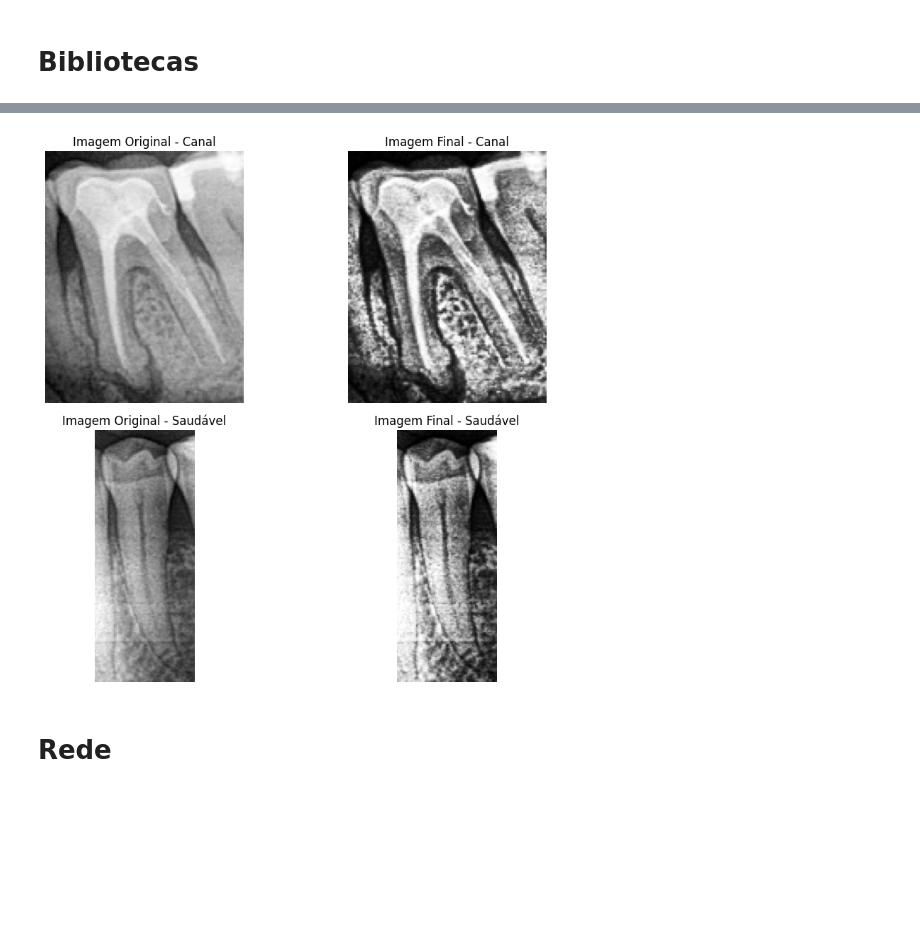
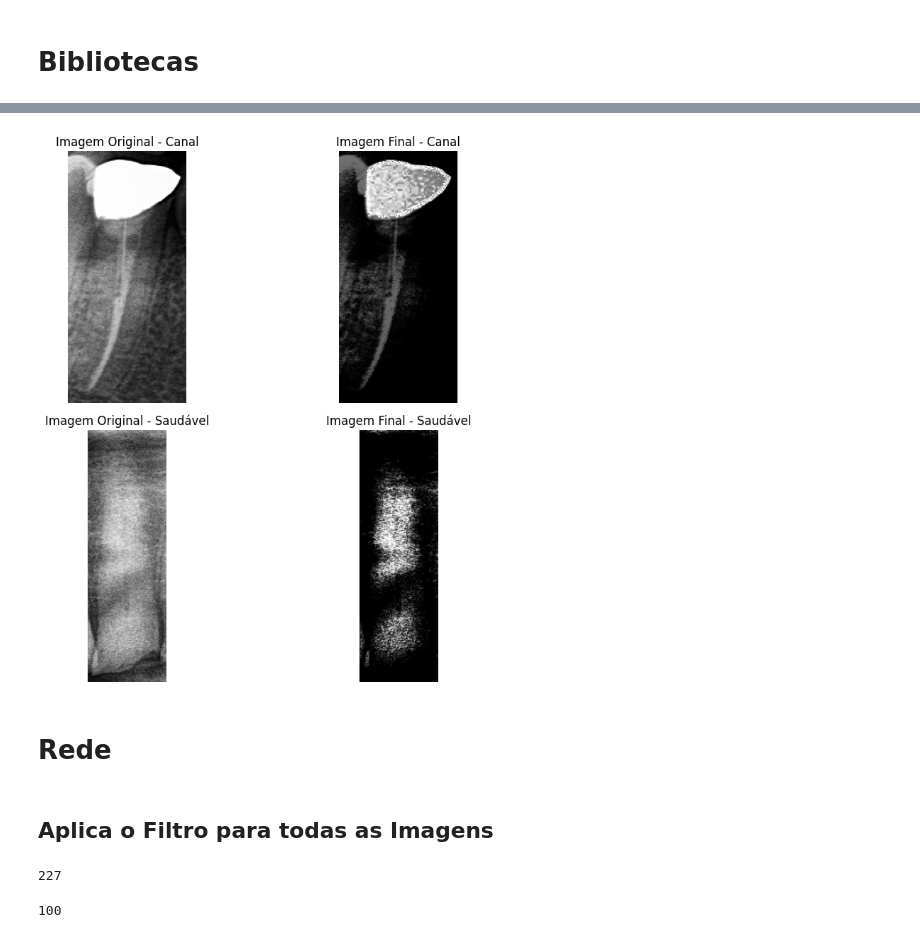
Before and after one commit to VitorZ-Pamplona/Projeto-PDI-Arcada-Dentaria, a Jupyter notebook: Projeto_AD_PDI.ipynb, the cells around one changed output, grey strips where cells are left out. Cells and saved outputs as stored; diff of their text form; code cells hidden in the pictures; blank space fills up the shorter version.

```diff
--- a/Projeto_AD_PDI.ipynb
+++ b/Projeto_AD_PDI.ipynb
@@ -26,0 +22,16 @@ image_saudavel = load_and_show_image(path_saudavel)
+# %%
+path_canal = "/content/drive/MyDrive/DENTES SEPARADOS/CANAL"
+path_saudavel = "/content/drive/MyDrive/DENTES SEPARADOS/SAUDAVEL"
+
+images_canal = []
+images_saudavel = []
+
+for filename in os.listdir(path_canal):
+  img_path = os.path.join(path_canal, filename)
+  image = cv2.imread(img_path, cv2.IMREAD_GRAYSCALE)
+  images_canal.append(image)
+
+for filename in os.listdir(path_saudavel):
+  img_path = os.path.join(path_saudavel, filename)
+  image = cv2.imread(img_path, cv2.IMREAD_GRAYSCALE)
+  images_saudavel.append(image)
@@ -27,51 +51,48 @@ image_saudavel = load_and_show_image(path_saudavel)
 # %%
 def enhance_contrast(image):
     # Aplicar CLAHE
-    clahe = cv2.createCLAHE(clipLimit=2.0, tileGridSize=(8, 8))
+    clahe = cv2.createCLAHE(clipLimit=4, tileGridSize=(1, 1))
     image = clahe.apply(image)
 
     # Equalização de Histograma
     image = cv2.equalizeHist(image)
 
     # Ajuste de Gama
-    #gamma = 1.5
-    #image = np.array(255*(image / 255) ** gamma, dtype='uint8')
-
-    # Transformada de Potência
-    #gamma = 0.5  # Inverso do gama usado acima
-    #image = cv2.pow(image/255.0, gamma)
-    #image = np.uint8(image*255)
+    gamma = 6
+    image = np.array(255*(image / 255) ** gamma, dtype='uint8')
 
     return image
 
-final_image_canal = enhance_contrast(image_canal)
-final_image_saudavel = enhance_contrast(image_saudavel)
+final_image_canal = enhance_contrast(images_canal[4])
+final_image_saudavel = enhance_contrast(images_saudavel[0])
 
 fig, axes = plt.subplots(nrows=2, ncols=2, figsize=(10, 8))
 
 # Imagem original - Canal
-axes[0, 0].imshow(image_canal, cmap='gray')
+axes[0, 0].imshow(images_canal[4], cmap='gray')
 axes[0, 0].set_title("Imagem Original - Canal")
 axes[0, 0].axis('off')  # Desativa a visualização dos eixos
 
 # Imagem final - Canal
 axes[0, 1].imshow(final_image_canal, cmap='gray')
 axes[0, 1].set_title("Imagem Final - Canal")
 axes[0, 1].axis('off')
 
 # Imagem original - Saudável
-axes[1, 0].imshow(image_saudavel, cmap='gray')
+axes[1, 0].imshow(images_saudavel[0], cmap='gray')
 axes[1, 0].set_title("Imagem Original - Saudável")
 axes[1, 0].axis('off')
 
 # Imagem final - Saudável
 axes[1, 1].imshow(final_image_saudavel, cmap='gray')
 axes[1, 1].set_title("Imagem Final - Saudável")
 axes[1, 1].axis('off')
 
 plt.tight_layout()
 plt.show()
 # %% [output]
-[figure, old version]
+[figure, new version]
 # %% [markdown]
 # Rede
+# %% [markdown]
+## Aplica o Filtro para todas as Imagens
@@ -77,0 +102,9 @@ plt.show()
+# %%
+len(images_saudavel_contrast)
+# %% [output]
+227
+# %%
+images_saudavel_contrast = images_saudavel_contrast[127:]
+len(images_saudavel_contrast)
+# %% [output]
+100
```
Also changed, not shown: parts of 23 cells of this notebook.
